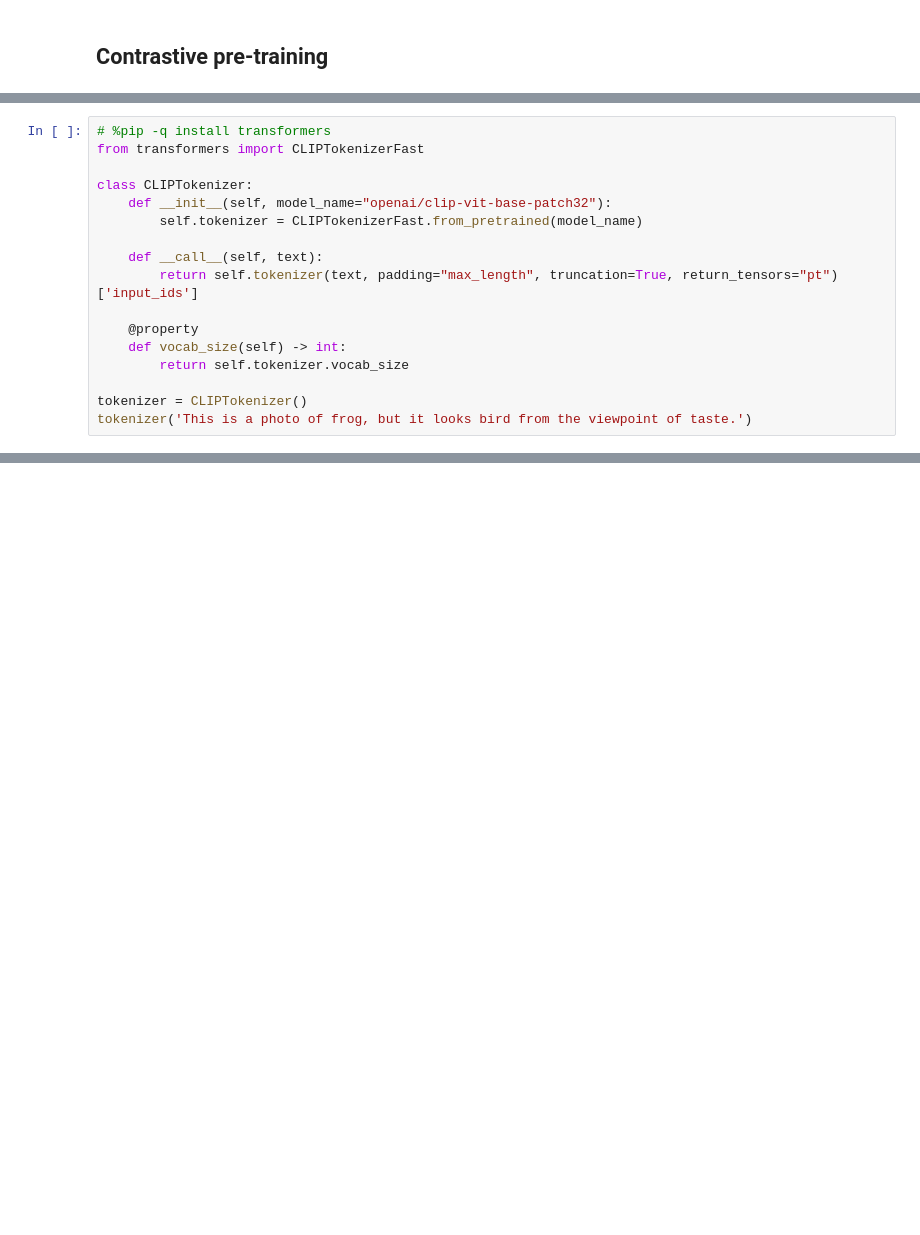
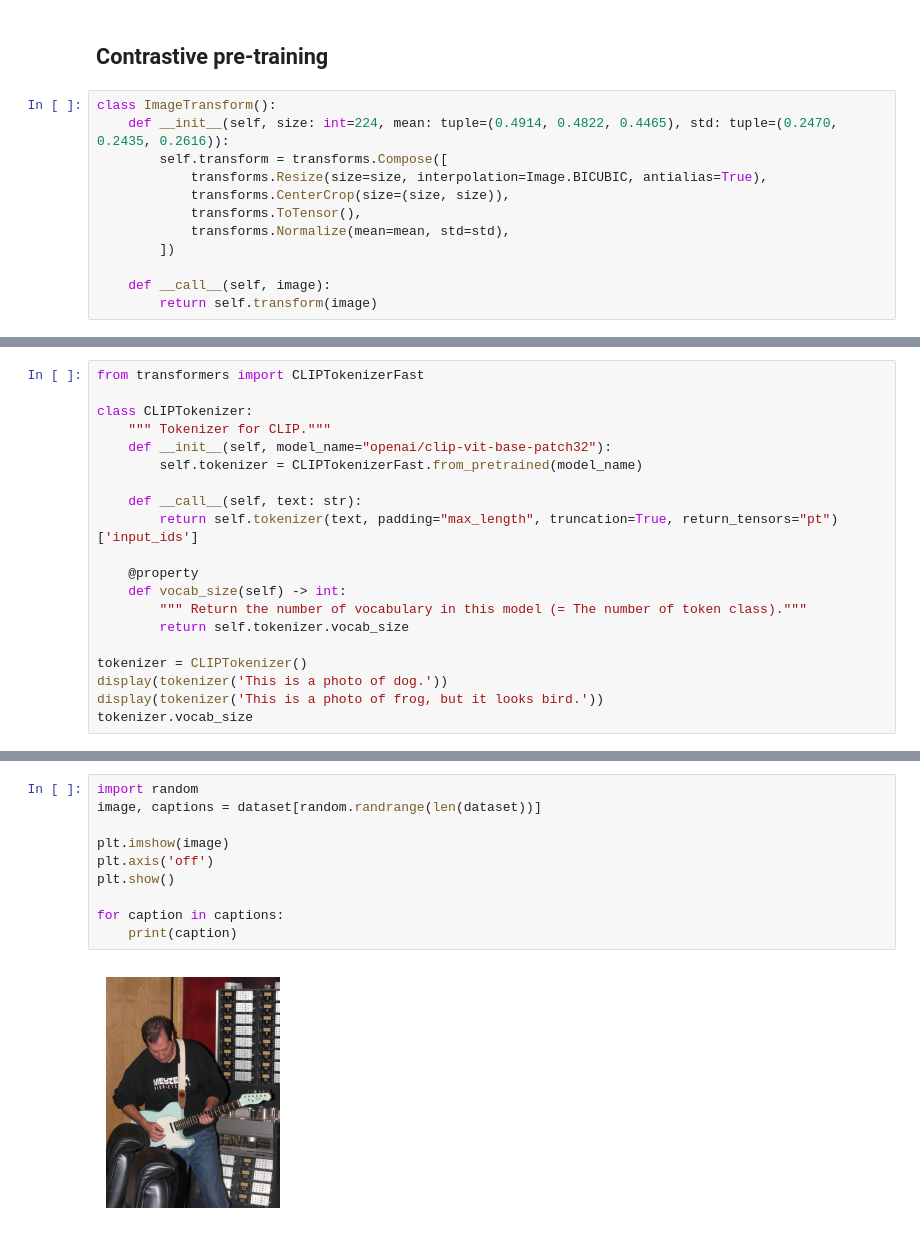
Before and after one commit to yusukeh0710/notebook, a Jupyter notebook: pytorch/23_CLIP.ipynb, the cells around one changed output, grey strips where cells are left out. Cells and saved outputs as stored; diff of their text form; blank space fills up the shorter version.

```diff
--- a/pytorch/23_CLIP.ipynb
+++ b/pytorch/23_CLIP.ipynb
@@ -144,5 +164,17 @@ visualize(image, texts, scores)
 # %% [markdown]
 ## Contrastive pre-training
+# %%
+class ImageTransform():
+    def __init__(self, size: int=224, mean: tuple=(0.4914, 0.4822, 0.4465), std: tuple=(0.2470, 0.2435, 0.2616)):
+        self.transform = transforms.Compose([
+            transforms.Resize(size=size, interpolation=Image.BICUBIC, antialias=True),
+            transforms.CenterCrop(size=(size, size)),
+            transforms.ToTensor(),
+            transforms.Normalize(mean=mean, std=std),
+        ])
+
+    def __call__(self, image):
+        return self.transform(image)
 # %%
 from torch import nn
 import torchvision
@@ -166,18 +199,21 @@ torch.Size([1, 512])
 # %%
-# %pip -q install transformers
 from transformers import CLIPTokenizerFast
 
 class CLIPTokenizer:
+    """ Tokenizer for CLIP."""
     def __init__(self, model_name="openai/clip-vit-base-patch32"):
         self.tokenizer = CLIPTokenizerFast.from_pretrained(model_name)
 
-    def __call__(self, text):
+    def __call__(self, text: str):
         return self.tokenizer(text, padding="max_length", truncation=True, return_tensors="pt")['input_ids']
 
     @property
     def vocab_size(self) -> int:
+        """ Return the number of vocabulary in this model (= The number of token class)."""
         return self.tokenizer.vocab_size
 
 tokenizer = CLIPTokenizer()
-tokenizer('This is a photo of frog, but it looks bird from the viewpoint of taste.')
+display(tokenizer('This is a photo of dog.'))
+display(tokenizer('This is a photo of frog, but it looks bird.'))
+tokenizer.vocab_size
 # %% [output]
@@ -953,0 +415,12 @@ if __name__ == "__main__":
+# %%
+import random
+image, captions = dataset[random.randrange(len(dataset))]
+
+plt.imshow(image)
+plt.axis('off')
+plt.show()
+
+for caption in captions:
+    print(caption)
+# %% [output]
+[figure, added]
```
Also changed, not shown: parts of 19 cells of this notebook.
